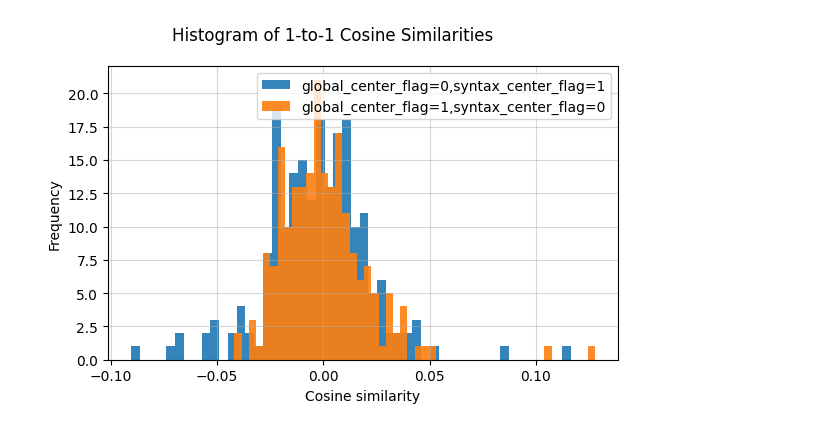
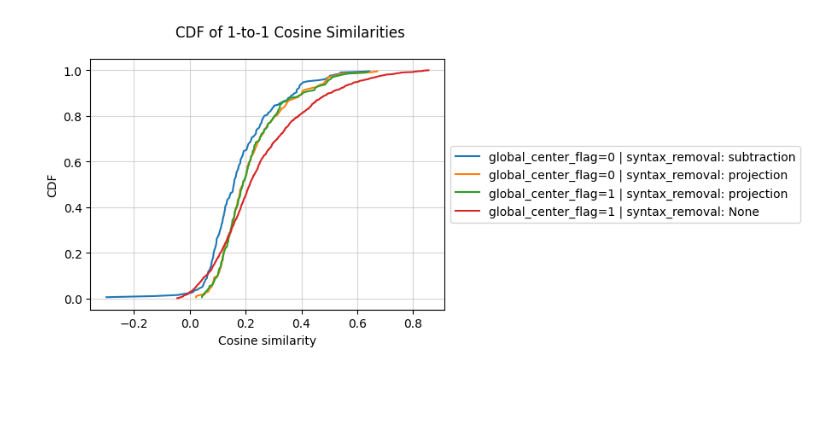
Before and after one commit to acevedo-s/syn-sem, a Jupyter notebook: cosine_similarities.ipynb, the cells around one changed output. Drawn from its saved outputs; the diff is of its cells as text; code cells hidden in the pictures; blank space fills up the shorter version.

```diff
--- a/cosine_similarities.ipynb
+++ b/cosine_similarities.ipynb
@@ -21,6 +21,23 @@ from geometry import normalized_L2_distance
 from datapaths import *
 import matplotlib.pyplot as plt
 from torch import from_numpy
+
+
+def compute_rowwise_cosine_similarity(act_A, act_B, eps=1e-8):
+    """
+    Compute row-wise cosine similarity between two activation matrices.
+
+    Args:
+        act_A (jnp.ndarray): shape (N, D), activations from space A
+        act_B (jnp.ndarray): shape (N, D), activations from space B
+        eps (float): small constant to avoid division by zero
+
+    Returns:
+        jnp.ndarray: shape (N,), cosine similarities for each row pair
+    """
+    numerator = jnp.sum(act_A * act_B, axis=1)
+    denominator = jnp.linalg.norm(act_A, axis=1) * jnp.linalg.norm(act_B, axis=1)
+    return numerator / (denominator + eps)
 # %%
 min_token_length = 6
 n_tokens = min_token_length
@@ -110,44 +124,63 @@ def preprocessing(all_activations, layers, space_index, syntax_center_flag, glob
 # %%
-layers = [14] # reduce_list_half_preserve_extremes(np.arange(1,depths[model_name]+1,dtype=int))
-layer = str(layers[0])
+def plot_cdf(data, label, **kwargs):
+    """Plot empirical CDF of data."""
+    sorted_data = np.sort(data)
+    cdf = np.arange(1, len(sorted_data)+1) / len(sorted_data)
+    plt.plot(sorted_data, cdf, label=label, **kwargs)
 
-plt.figure(figsize=(6,4))
 
-for global_center_flag in [0,1]:
-  syntax_center_flag = 0 if global_center_flag else 1
-  # syntax_center_flag = 1
+# layers = [14] # reduce_list_half_preserve_extremes(np.arange(1,depths[model_name]+1,dtype=int))
+layer = 14
 
-  act_A, centers_A, global_centers_A = preprocessing(all_activations_A, layers, space_index='A', syntax_center_flag=syntax_center_flag,global_center_flag=global_center_flag)
-  act_B, centers_B, global_centers_B = preprocessing(all_activations_B, layers, space_index='B', syntax_center_flag=syntax_center_flag,global_center_flag=global_center_flag)
+fig, ax = plt.subplots(figsize=(6,4))
 
-  for batch_shuffle_B in [0]:
-    A = act_A[layer]  # shape (N_samples, N_features)
-    B = act_B[layer]  # shape (N_samples, N_features)
+params = [
+          (1,0,'subtraction',0),
+          (1,0,'projection',0),
+          # (1,1,'subtraction',0),
+          (1,1,'projection',0),
+          (0,1,None,0),
+          # (0,1,None,1),
+          ]
+for syntax_center_flag, global_center_flag, removal_method, batch_shuffle_B in params:
 
-    if batch_shuffle_B:
+  act_A, centers_A, global_center_A = preprocessing(
+      all_activations_A, layer, space_index='A',
+      syntax_center_flag=syntax_center_flag,
+      global_center_flag=global_center_flag,
+      removal_method=removal_method,
+  )
+  act_B, centers_B, global_center_B = preprocessing(
+      all_activations_B, layer, space_index='B',
+      syntax_center_flag=syntax_center_flag,
+      global_center_flag=global_center_flag,
+      removal_method=removal_method,
+  )
+
+  act_B_curr = act_B
+  if batch_shuffle_B:
       key = jax.random.PRNGKey(9999)  # seed
-      perm = jax.random.permutation(key, B.shape[0])  # permutes indices 0..N_samples-1
-      B = B[perm]
-    # Compute rowwise cosine similarities
-    numerator = jnp.sum(A * B, axis=1)
-    denominator = jnp.linalg.norm(A, axis=1) * jnp.linalg.norm(B, axis=1)
-    cosine_sims = numerator / (denominator + 1e-8)  # shape (N_samples,)
+      perm = jax.random.permutation(key, act_B.shape[0])
+      act_B_curr = act_B[perm]
 
-    cosine_sims_np = jnp.asarray(cosine_sims)  # JAX -> numpy view
+  # Compute rowwise cosine similarities
+  cosine_sims = compute_rowwise_cosine_similarity(act_A, act_B_curr)
+  cosine_sims_np = np.asarray(cosine_sims)  # move to numpy
 
-    lbl = f'{global_center_flag=}'
-    if batch_shuffle_B:
-      lbl += f',{batch_shuffle_B=}'
-    lbl += f',{syntax_center_flag=}'
-    plt.hist(cosine_sims_np, bins=50, alpha=0.9, label=lbl)
+  lbl = f'{global_center_flag=} '
+  lbl += f'| syntax_removal: {removal_method}'
+  plot_cdf(cosine_sims_np, lbl)
 
 plt.xlabel("Cosine similarity")
-plt.ylabel("Frequency")
-plt.suptitle("Histogram of 1-to-1 Cosine Similarities")
-# plt.title(f"{syntax_center_flag=}")
+plt.ylabel("CDF")
+plt.suptitle("CDF of 1-to-1 Cosine Similarities")
 plt.grid(alpha=0.5)
 plt.tight_layout()
-plt.legend()
+
+box = ax.get_position()
+ax.set_position([box.x0, box.y0, box.width * 0.8, box.height])
+ax.legend(loc='center left', bbox_to_anchor=(1, 0.5))
+
 plt.show()
 # %% [output]
 loading and subtracting syn group averages
@@ -159 +192 @@ act[str(layer)].mean()=Array(-6.7457614, dtype=float32)
-[figure, old version]
+[figure, new version]
```
Also changed, not shown: parts of 8 cells of this notebook, 25 other files.
